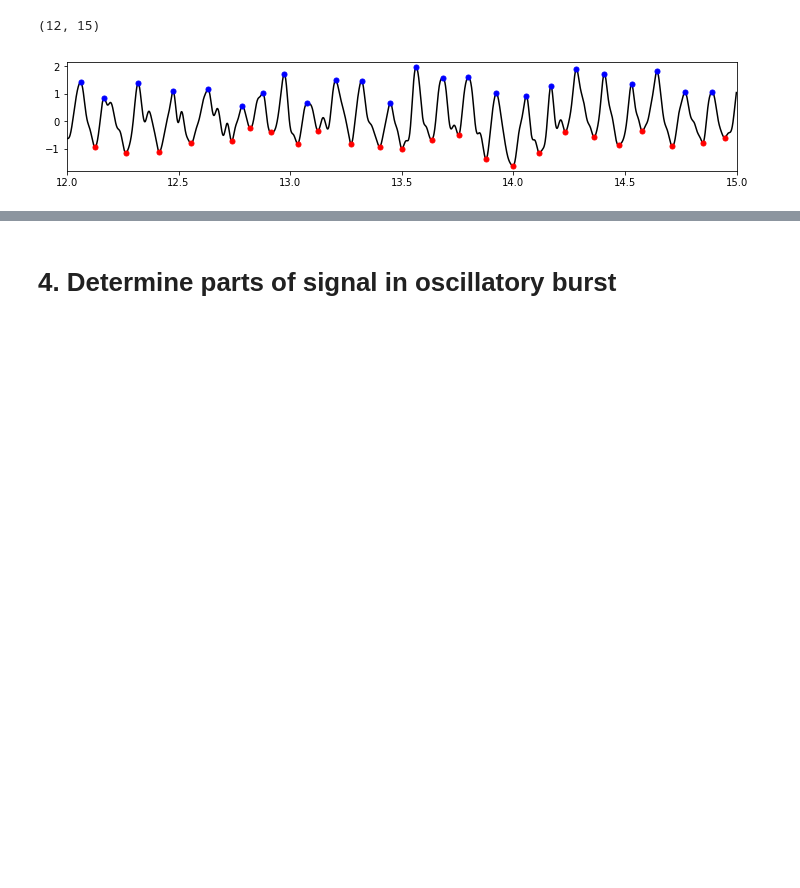
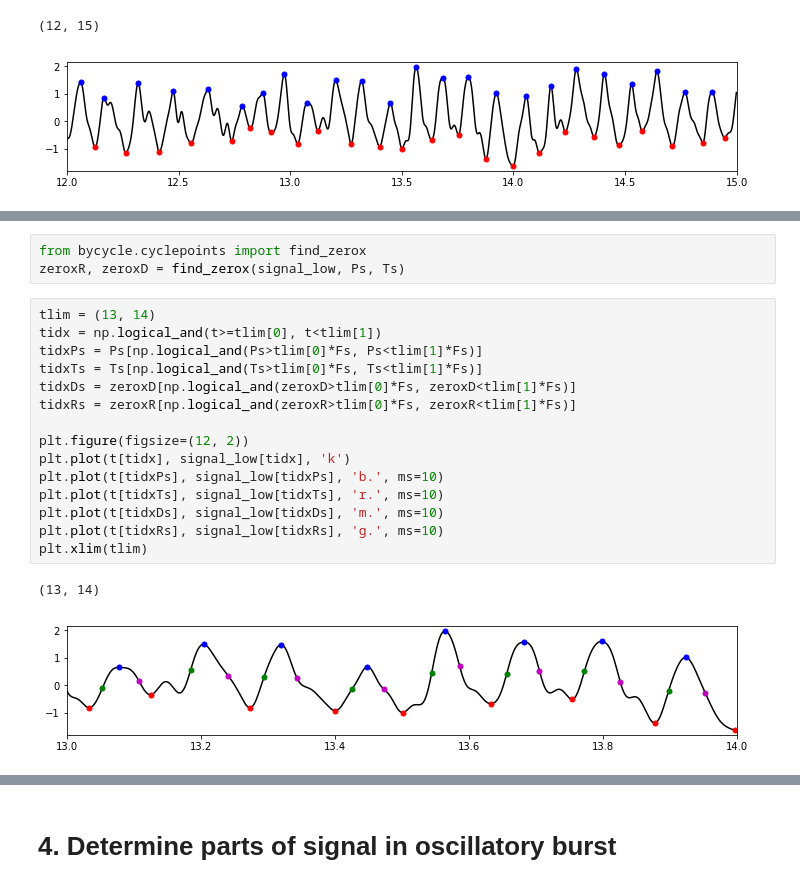
Before and after one commit to bycycle-tools/bycycle, a Jupyter notebook: tutorials/1_Cycle-by-cycle algorithm.ipynb, the cells around one changed output, grey strips where cells are left out. Saved outputs shown, nothing was run; the diff lists cells and outputs as text; blank space fills up the shorter version.

```diff
--- a/tutorials/1_Cycle-by-cycle algorithm.ipynb
+++ b/tutorials/1_Cycle-by-cycle algorithm.ipynb
@@ -79,0 +87,21 @@ plt.xlim(tlim)
+# %%
+from bycycle.cyclepoints import find_zerox
+zeroxR, zeroxD = find_zerox(signal_low, Ps, Ts)
+# %%
+tlim = (13, 14)
+tidx = np.logical_and(t>=tlim[0], t<tlim[1])
+tidxPs = Ps[np.logical_and(Ps>tlim[0]*Fs, Ps<tlim[1]*Fs)]
+tidxTs = Ts[np.logical_and(Ts>tlim[0]*Fs, Ts<tlim[1]*Fs)]
+tidxDs = zeroxD[np.logical_and(zeroxD>tlim[0]*Fs, zeroxD<tlim[1]*Fs)]
+tidxRs = zeroxR[np.logical_and(zeroxR>tlim[0]*Fs, zeroxR<tlim[1]*Fs)]
+
+plt.figure(figsize=(12, 2))
+plt.plot(t[tidx], signal_low[tidx], 'k')
+plt.plot(t[tidxPs], signal_low[tidxPs], 'b.', ms=10)
+plt.plot(t[tidxTs], signal_low[tidxTs], 'r.', ms=10)
+plt.plot(t[tidxDs], signal_low[tidxDs], 'm.', ms=10)
+plt.plot(t[tidxRs], signal_low[tidxRs], 'g.', ms=10)
+plt.xlim(tlim)
+# %% [output]
+(13, 14)
+[figure, added]
```
Also changed, not shown: parts of 8 cells of this notebook, 6 other files.
